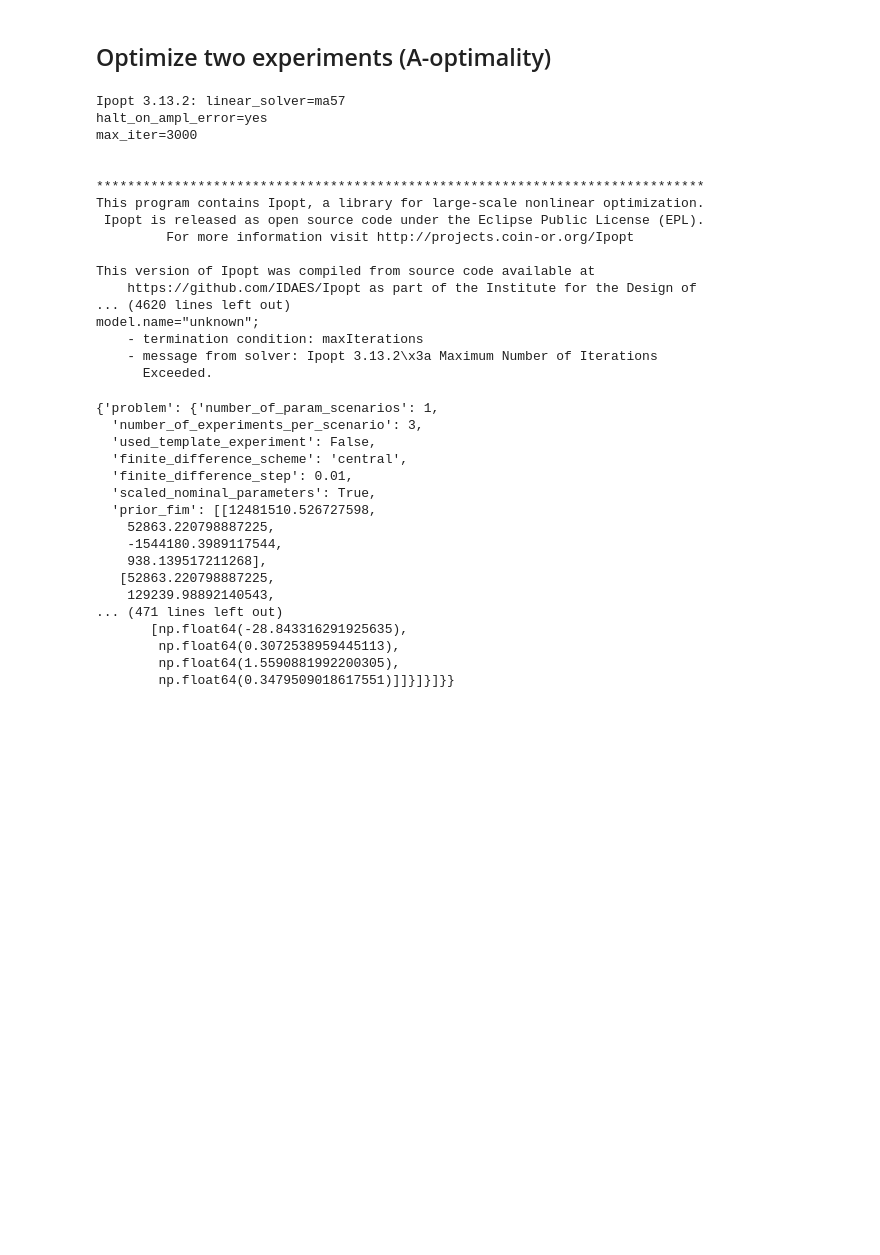
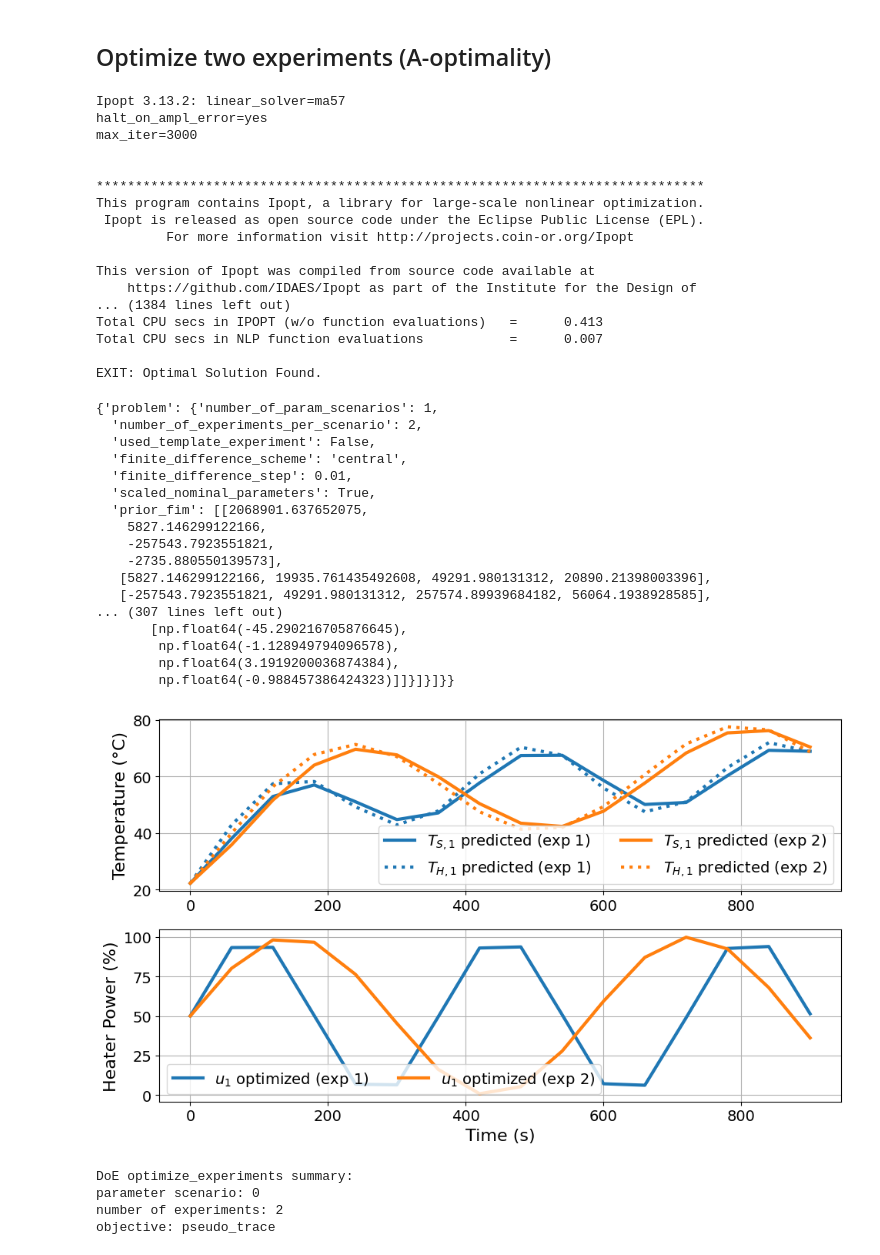
Before and after one commit to slilonfe5/pyomo-doe, a Jupyter notebook: notebooks/tclab_multiexperiment.ipynb, the cells around one changed output. Cells and saved outputs as stored; diff of their text form; code cells hidden in the pictures; blank space fills up the shorter version.

```diff
--- a/notebooks/tclab_multiexperiment.ipynb
+++ b/notebooks/tclab_multiexperiment.ipynb
@@ -312,20 +343,21 @@ doe_experiment_2 = TC_Lab_experiment(
 
 
 # Create the design of experiments object using our experiment instance from above
-TC_Lab_DoE_D = DesignOfExperiments(
+TC_Lab_DoE_A = DesignOfExperiments(
     experiment=[doe_experiment_1, doe_experiment_2],  # We are optimizing two experiments simultaneously!
     step=1e-2,
     scale_constant_value=1,
     scale_nominal_param_value=True,
-    objective_option="trace",  # Now we specify a type of objective, D-opt = "determinant"
+    objective_option="pseudo_trace",  # Now we specify a type of objective, D-opt = "determinant"
     prior_FIM=FIM,  # We use the prior information from the existing experiment!
     tee=True,
     # use_grey_box_objective=True,
     # grey_box_tee = True,
 
+
 )
 
-TC_Lab_DoE_D.optimize_experiments()
+TC_Lab_DoE_A.optimize_experiments()
 # %% [output]
 Ipopt 3.13.2: linear_solver=ma57
 halt_on_ampl_error=yes
@@ -339,28 +371,36 @@ This program contains Ipopt, a library for large-scale nonlinear optimization.
 
 This version of Ipopt was compiled from source code available at
     https://github.com/IDAES/Ipopt as part of the Institute for the Design of
-... (4620 lines left out)
-model.name="unknown";
-    - termination condition: maxIterations
-    - message from solver: Ipopt 3.13.2\x3a Maximum Number of Iterations
-      Exceeded.
+... (1384 lines left out)
+Total CPU secs in IPOPT (w/o function evaluations)   =      0.413
+Total CPU secs in NLP function evaluations           =      0.007
+
+EXIT: Optimal Solution Found.
 # %%
 TC_Lab_DoE_A.results
 # %% [output]
 {'problem': {'number_of_param_scenarios': 1,
-  'number_of_experiments_per_scenario': 3,
+  'number_of_experiments_per_scenario': 2,
   'used_template_experiment': False,
   'finite_difference_scheme': 'central',
   'finite_difference_step': 0.01,
   'scaled_nominal_parameters': True,
-  'prior_fim': [[12481510.526727598,
-    52863.220798887225,
-    -1544180.3989117544,
-    938.139517211268],
-   [52863.220798887225,
-    129239.98892140543,
-... (471 lines left out)
-       [np.float64(-28.843316291925635),
-        np.float64(0.3072538959445113),
-        np.float64(1.5590881992200305),
-        np.float64(0.3479509018617551)]]}]}]}}
+  'prior_fim': [[2068901.637652075,
+    5827.146299122166,
+    -257543.7923551821,
+    -2735.880550139573],
+   [5827.146299122166, 19935.761435492608, 49291.980131312, 20890.21398003396],
+   [-257543.7923551821, 49291.980131312, 257574.89939684182, 56064.1938928585],
+... (307 lines left out)
+       [np.float64(-45.290216705876645),
+        np.float64(-1.128949794096578),
+        np.float64(3.1919200036874384),
+        np.float64(-0.988457386424323)]]}]}]}}
+# %%
+multiexp_results = extract_plot_results(None, TC_Lab_DoE_A)
+# %% [output]
+[figure, added]
+DoE optimize_experiments summary:
+parameter scenario: 0
+number of experiments: 2
+objective: pseudo_trace
```
Also changed, not shown: parts of 9 cells of this notebook, 2 other files.
